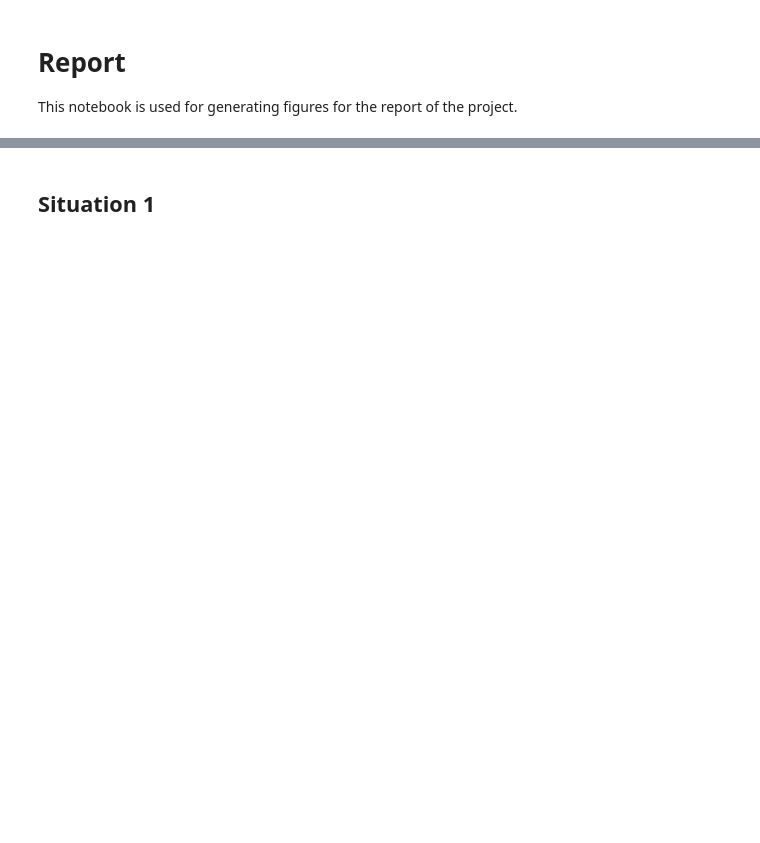
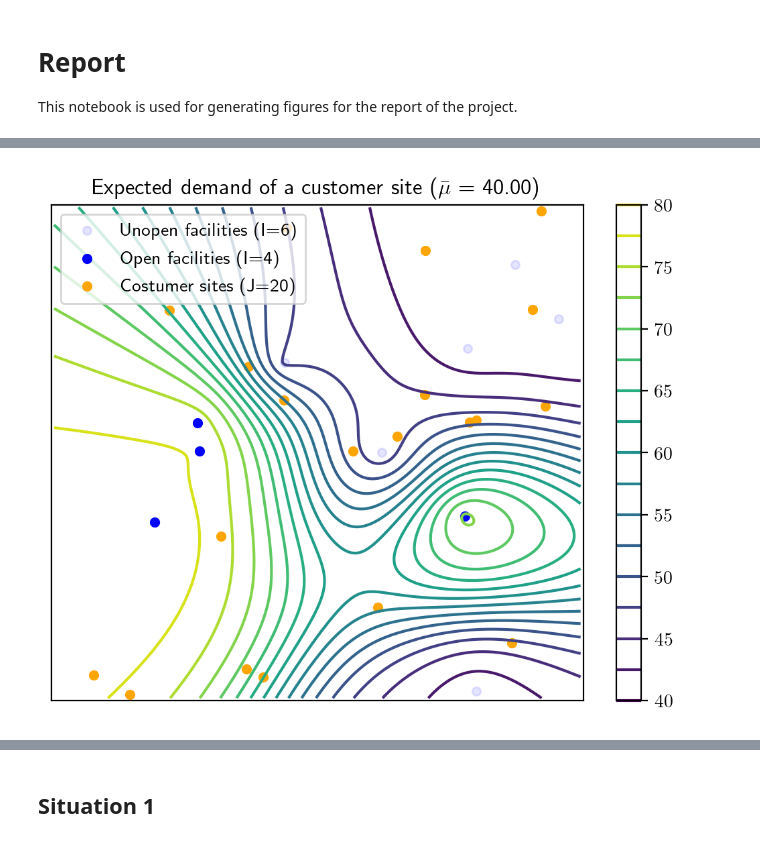
Before and after one commit to gabriel-fortin-leblanc/distributionally-robust-facility-location-problem, a Jupyter notebook: src/report.ipynb, the cells around one changed output, grey strips where cells are left out. Drawn from its saved outputs; the diff is of its cells as text; code cells hidden in the pictures; blank space fills up the shorter version.

```diff
--- a/src/report.ipynb
+++ b/src/report.ipynb
@@ -60,0 +161,41 @@ flp = pg.FLP(
+# %%
+n_levels = 15
+fig = plt.figure(dpi=200)
+ax = fig.add_subplot()
+ax.set_title("Expected demand of a customer site ($\\bar{\\mu}$ = " + ("%.2f" % mu_bar_base) + ")")
+ax.set_xlim(x_lim[0] - 1, x_lim[1] + 1)
+ax.set_ylim(y_lim[0] - 1, x_lim[1] + 1)
+ax.scatter(
+    fac_pos[unopen_mask, 0],
+    fac_pos[unopen_mask, 1],
+    c="blue",
+    marker="o",
+    s=20,
+    alpha=0.1,
+    label=f"Unopen facilities (I={unopen_mask.sum()})",
+)
+ax.scatter(
+    fac_pos[open_mask, 0],
+    fac_pos[open_mask, 1],
+    c="blue",
+    marker="o",
+    s=20,
+    label=f"Open facilities (I={open_mask.sum()})",
+)
+ax.scatter(
+    cs_pos[:, 0],
+    cs_pos[:, 1],
+    c="orange",
+    marker="o",
+    s=20,
+    label=f"Costumer sites (J={num_cs})",
+)
+ct = ax.contour(xx, yy, mu_zz, n_levels)
+fig.colorbar(ct)
+ax.get_xaxis().set_visible(False)
+ax.get_yaxis().set_visible(False)
+ax.legend()
+fig.savefig(os.path.join(FIGURE_DIR, "report_expected_open_fac.png"))
+fig.show()
+# %% [output]
+[figure, added]
```
Also changed, not shown: parts of 31 cells of this notebook, 12 other files.
